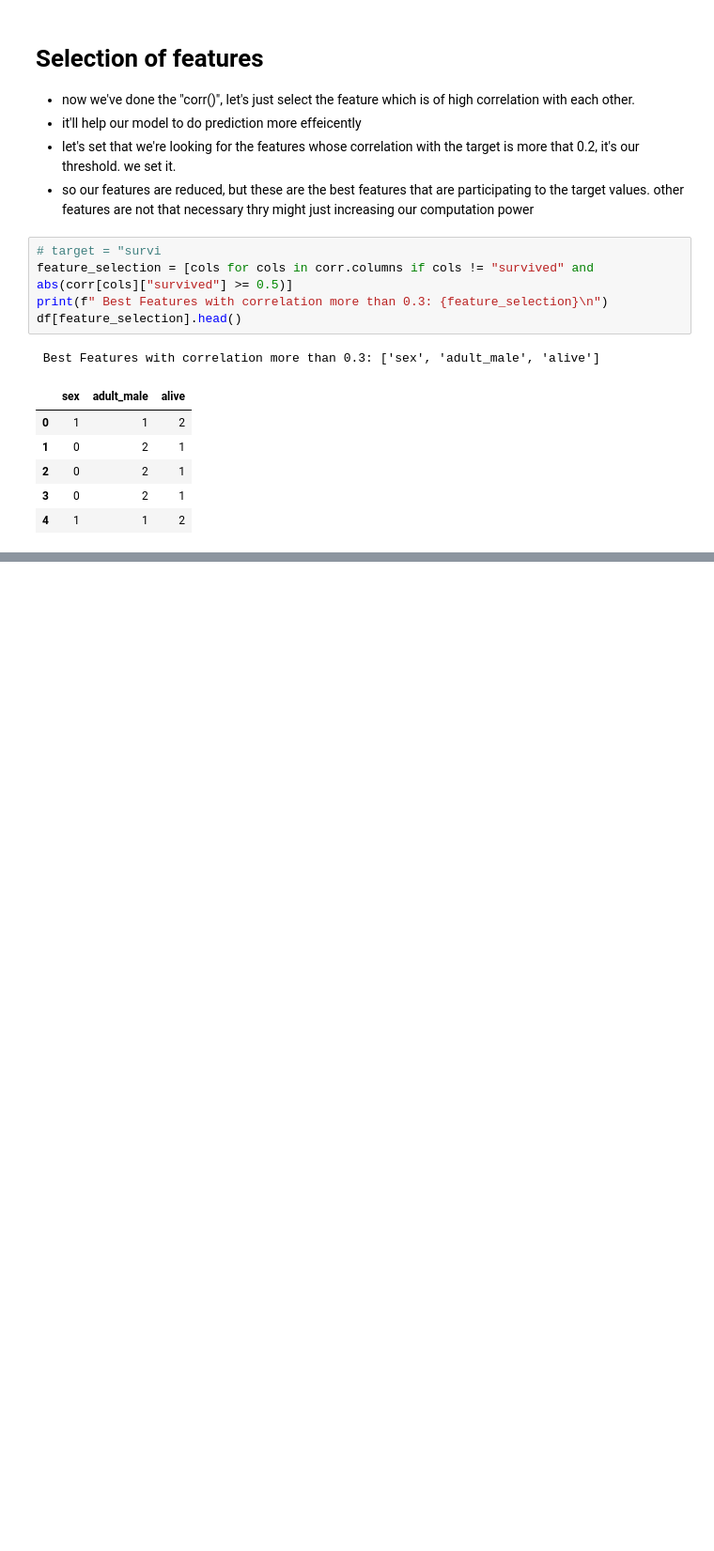
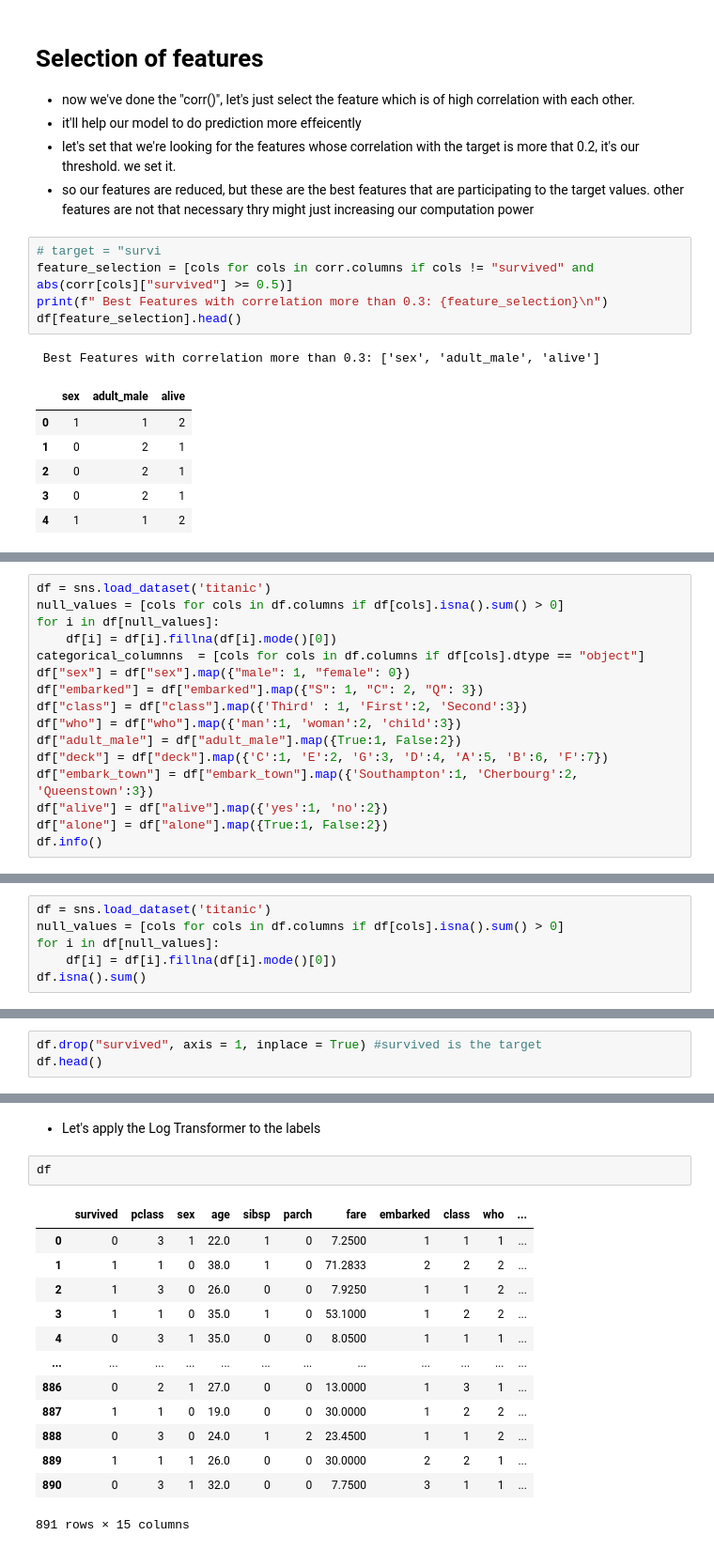
Before and after one commit to faizrazadec/Data-Science-Group-2-BWF-FAIZ-RAZA, a Jupyter notebook: Month 02/Task 20/Task 20.ipynb, the cells around one changed output, grey strips where cells are left out. Shown: that part at 94% size. Cells and saved outputs as stored; diff of their text form; blank space fills up the shorter version.

```diff
--- a/Month 02/Task 20/Task 20.ipynb
+++ b/Month 02/Task 20/Task 20.ipynb
@@ -211,0 +400,16 @@ df[feature_selection].head()
+# %%
+df = sns.load_dataset('titanic')
+null_values = [cols for cols in df.columns if df[cols].isna().sum() > 0]
+for i in df[null_values]:
+    df[i] = df[i].fillna(df[i].mode()[0])
+categorical_columnns  = [cols for cols in df.columns if df[cols].dtype == "object"]
+df["sex"] = df["sex"].map({"male": 1, "female": 0})
+df["embarked"] = df["embarked"].map({"S": 1, "C": 2, "Q": 3})
+df["class"] = df["class"].map({'Third' : 1, 'First':2, 'Second':3})
+df["who"] = df["who"].map({'man':1, 'woman':2, 'child':3})
+df["adult_male"] = df["adult_male"].map({True:1, False:2})
+df["deck"] = df["deck"].map({'C':1, 'E':2, 'G':3, 'D':4, 'A':5, 'B':6, 'F':7})
+df["embark_town"] = df["embark_town"].map({'Southampton':1, 'Cherbourg':2, 'Queenstown':3})
+df["alive"] = df["alive"].map({'yes':1, 'no':2})
+df["alone"] = df["alone"].map({True:1, False:2})
+df.info()
@@ -211,0 +475,6 @@ df[feature_selection].head()
+# %%
+df = sns.load_dataset('titanic')
+null_values = [cols for cols in df.columns if df[cols].isna().sum() > 0]
+for i in df[null_values]:
+    df[i] = df[i].fillna(df[i].mode()[0])
+df.isna().sum()
@@ -211,0 +498,3 @@ df[feature_selection].head()
+# %%
+df.drop("survived", axis = 1, inplace = True) #survived is the target
+df.head()
@@ -211,0 +508,18 @@ df[feature_selection].head()
+# %% [markdown]
+- Let's apply the Log Transformer to the labels
+# %%
+df
+# %% [output]
+|  | survived | pclass | sex | age | sibsp | parch | fare | embarked | class | who | ... |
+| 0 | 0 | 3 | 1 | 22.0 | 1 | 0 | 7.2500 | 1 | 1 | 1 | ... |
+| 1 | 1 | 1 | 0 | 38.0 | 1 | 0 | 71.2833 | 2 | 2 | 2 | ... |
+| 2 | 1 | 3 | 0 | 26.0 | 0 | 0 | 7.9250 | 1 | 1 | 2 | ... |
+| 3 | 1 | 1 | 0 | 35.0 | 1 | 0 | 53.1000 | 1 | 2 | 2 | ... |
+| 4 | 0 | 3 | 1 | 35.0 | 0 | 0 | 8.0500 | 1 | 1 | 1 | ... |
+| ... | ... | ... | ... | ... | ... | ... | ... | ... | ... | ... | ... |
+| 886 | 0 | 2 | 1 | 27.0 | 0 | 0 | 13.0000 | 1 | 3 | 1 | ... |
+| 887 | 1 | 1 | 0 | 19.0 | 0 | 0 | 30.0000 | 1 | 2 | 2 | ... |
+| 888 | 0 | 3 | 0 | 24.0 | 1 | 2 | 23.4500 | 1 | 1 | 2 | ... |
+| 889 | 1 | 1 | 1 | 26.0 | 0 | 0 | 30.0000 | 2 | 2 | 1 | ... |
+| 890 | 0 | 3 | 1 | 32.0 | 0 | 0 | 7.7500 | 3 | 1 | 1 | ... |
+891 rows × 15 columns
```
Also changed, not shown: parts of 87 cells of this notebook, 1 other file.
